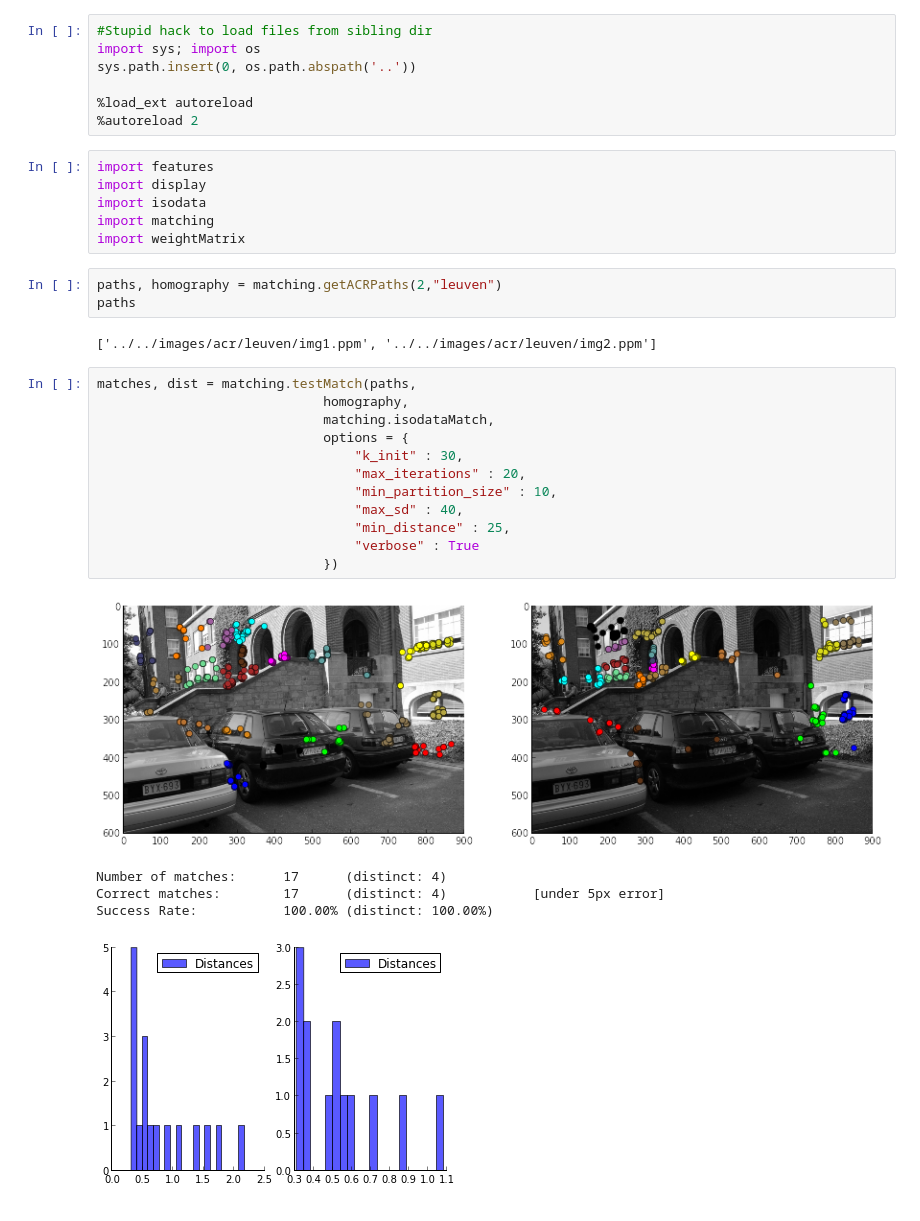
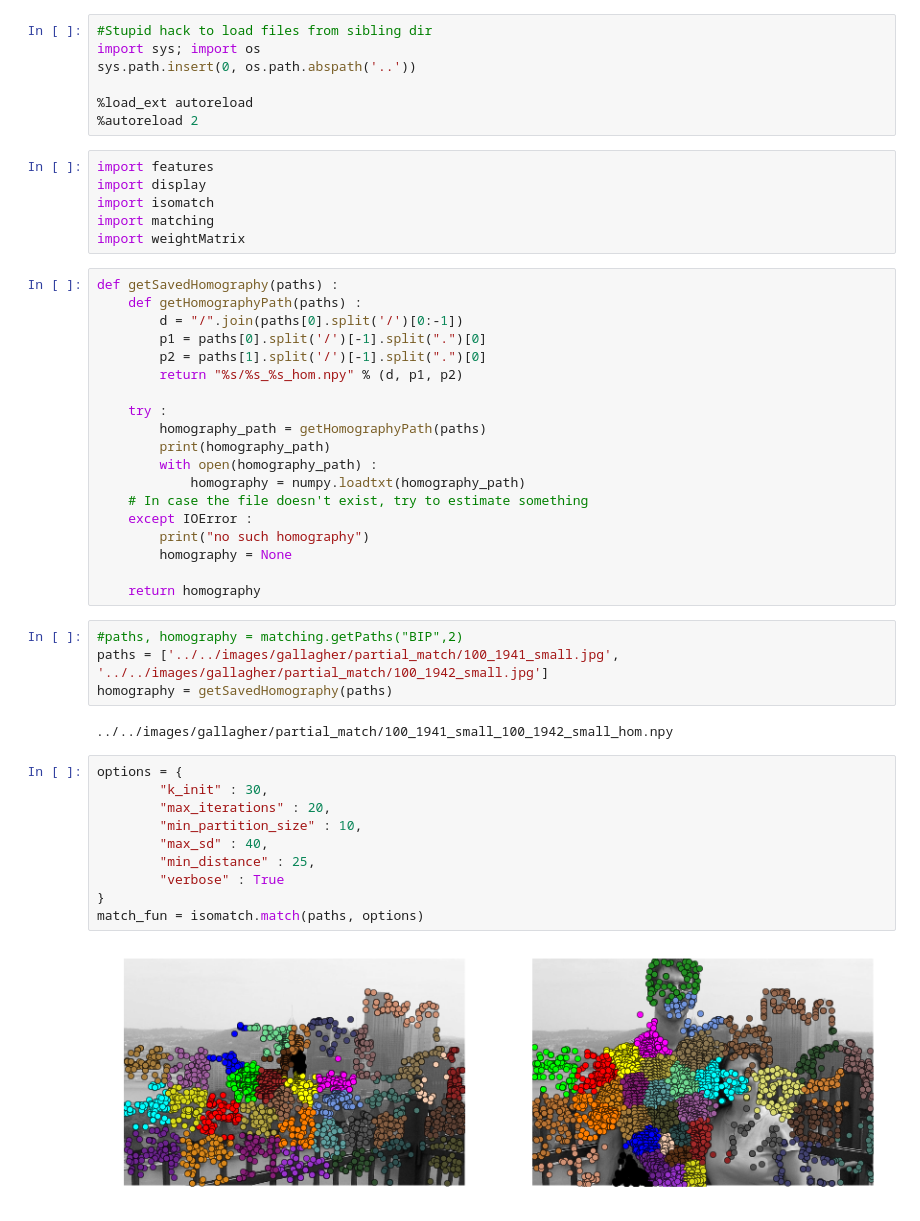
Before and after one commit to arnfred/Mirror-Match, a Jupyter notebook: code/cluster-match/isodata-test.ipynb, the cells around one changed output. Cells and saved outputs as stored; diff of their text form.

```diff
--- a/code/cluster-match/isodata-test.ipynb
+++ b/code/cluster-match/isodata-test.ipynb
@@ -8,32 +8,46 @@ sys.path.insert(0, os.path.abspath('..'))
 # %%
 import features
 import display
-import isodata
+import isomatch
 import matching
 import weightMatrix
-# %%
-paths, homography = matching.getACRPaths(2,"leuven")
-paths
-# %% [output]
-['../../images/acr/leuven/img1.ppm', '../../images/acr/leuven/img2.ppm']
+# %%
+def getSavedHomography(paths) :
+    def getHomographyPath(paths) :
+        d = "/".join(paths[0].split('/')[0:-1])
+        p1 = paths[0].split('/')[-1].split(".")[0]
+        p2 = paths[1].split('/')[-1].split(".")[0]
+        return "%s/%s_%s_hom.npy" % (d, p1, p2)
+
+    try :
+        homography_path = getHomographyPath(paths)
+        print(homography_path)
+        with open(homography_path) :
+            homography = numpy.loadtxt(homography_path)
+    # In case the file doesn't exist, try to estimate something
+    except IOError :
+        print("no such homography")
+        homography = None
+
+    return homography
+# %%
+#paths, homography = matching.getPaths("BIP",2)
+paths = ['../../images/gallagher/partial_match/100_1941_small.jpg', '../../images/gallagher/partial_match/100_1942_small.jpg']
+homography = getSavedHomography(paths)
+# %% [output]
+../../images/gallagher/partial_match/100_1941_small_100_1942_small_hom.npy
 # %%
-matches, dist = matching.testMatch(paths,
-                             homography,
-                             matching.isodataMatch,
-                             options = {
-                                 "k_init" : 30,
-                                 "max_iterations" : 20,
-                                 "min_partition_size" : 10,
-                                 "max_sd" : 40,
-                                 "min_distance" : 25,
-                                 "verbose" : True
-                             })
+options = {
+        "k_init" : 30,
+        "max_iterations" : 20,
+        "min_partition_size" : 10,
+        "max_sd" : 40,
+        "min_distance" : 25,
+        "verbose" : True
+}
+match_fun = isomatch.match(paths, options)
 # %% [output]
-[figure, old version]
+[figure, new version]
-Number of matches:      17      (distinct: 4)
-Correct matches:        17      (distinct: 4)           [under 5px error]
-Success Rate:           100.00% (distinct: 100.00%)
-[figure, removed]
 # %%
 images = map(features.loadImage, paths)
 display.matchPoints(images[0], images[1], matches)
```
Also changed, not shown: parts of 3 cells of this notebook, 4 other files.
